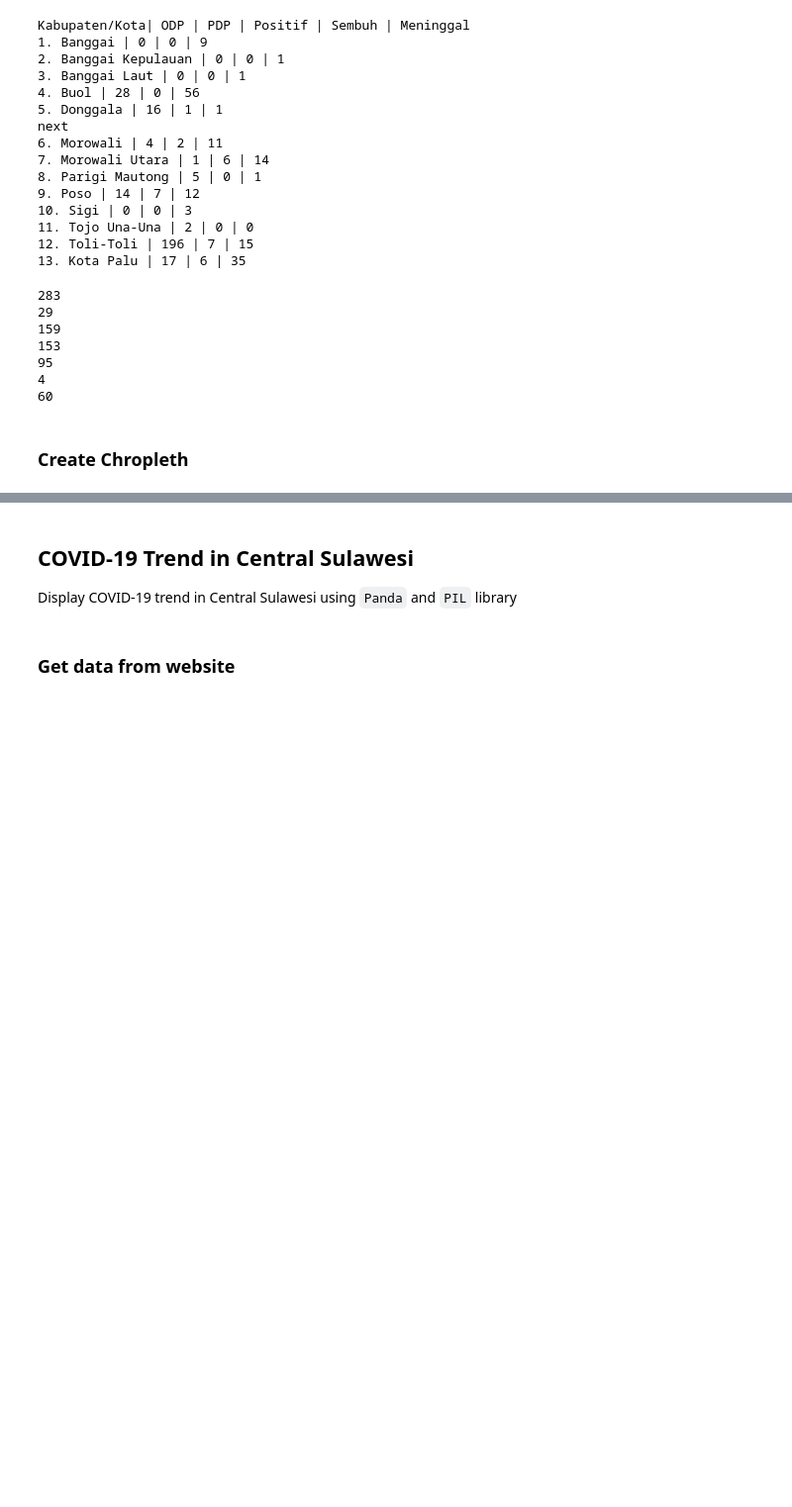
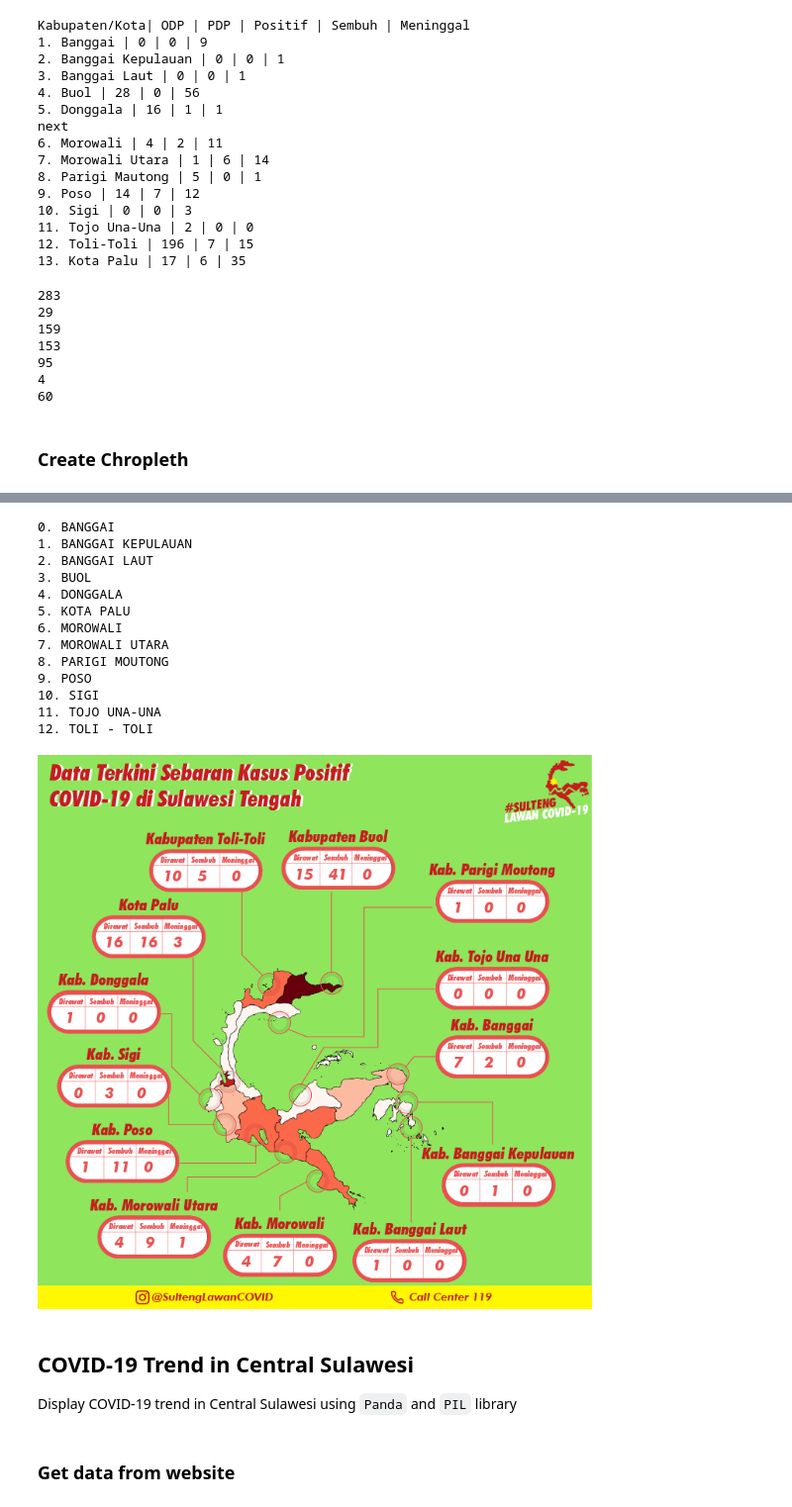
Before and after one commit to Prerna131/SultengLawanCovid-Content, a Jupyter notebook: Scripts/DailyUpdate.ipynb, the cells around one changed output, grey strips where cells are left out. Shown: that part at 99% size. Cells and saved outputs as stored; diff of their text form; code cells hidden in the pictures; blank space fills up the shorter version.

```diff
--- a/Scripts/DailyUpdate.ipynb
+++ b/Scripts/DailyUpdate.ipynb
@@ -276,3 +321,48 @@ Tanggal: 11 Juni 2020
+# %%
+img = Image.open('../Images/Slide4Background.png')
+
+font5 = ImageFont.truetype("../Font/tt0145m_.ttf", 20)
+font6 = ImageFont.truetype("../Font/tt0145m_.ttf", 10)
+
+draw = ImageDraw.Draw(img)
+
+#for offset in range(0, 700, 50):
+#    draw.text((offset, 0), str(offset),(0,0,0),font=font6)
+#    draw.text((0, offset), str(offset),(0,0,0),font=font6)
+
+offset_list = [(540, 386), (548, 553), (434, 650), (333, 142), (36, 328),
+               (87, 230), (265, 645), (100, 620), (540, 185), (56, 522),
+               (47, 426), (540, 297), (163, 144)]
+
+for index in range(13):
+    print(str(index) + ". " + dict_map['features'][index]['properties']['KAB_KOT'])
+    x_offset = offset_list[index][0]
+    y_offset = offset_list[index][1]
+    dirawat = str(dict_map['features'][index]['properties']['dirawat'])
+    sembuh = str(dict_map['features'][index]['properties']['sembuh'])
+    meninggal = str(dict_map['features'][index]['properties']['meninggal'])
+    draw.text((x_offset, y_offset), dirawat,(235, 80, 80),font=font5)
+
+    draw.text((x_offset+40 + (len(dirawat)-1)*5, y_offset), sembuh,(235, 80, 80),font=font5)
+    draw.text((x_offset+82 + (len(dirawat)-1)*7, y_offset), meninggal,(235, 80, 80),font=font5)
+
+img.save('../Images/Result_Slide4.png')
+display(img)
+# %% [output]
+0. BANGGAI
+1. BANGGAI KEPULAUAN
+2. BANGGAI LAUT
+3. BUOL
+4. DONGGALA
+5. KOTA PALU
+6. MOROWALI
+7. MOROWALI UTARA
+8. PARIGI MOUTONG
+9. POSO
+10. SIGI
+11. TOJO UNA-UNA
+12. TOLI - TOLI
+[figure, added]
 # %% [markdown]
 ## COVID-19 Trend in Central Sulawesi
 
```
Also changed, not shown: parts of 4 cells of this notebook.
